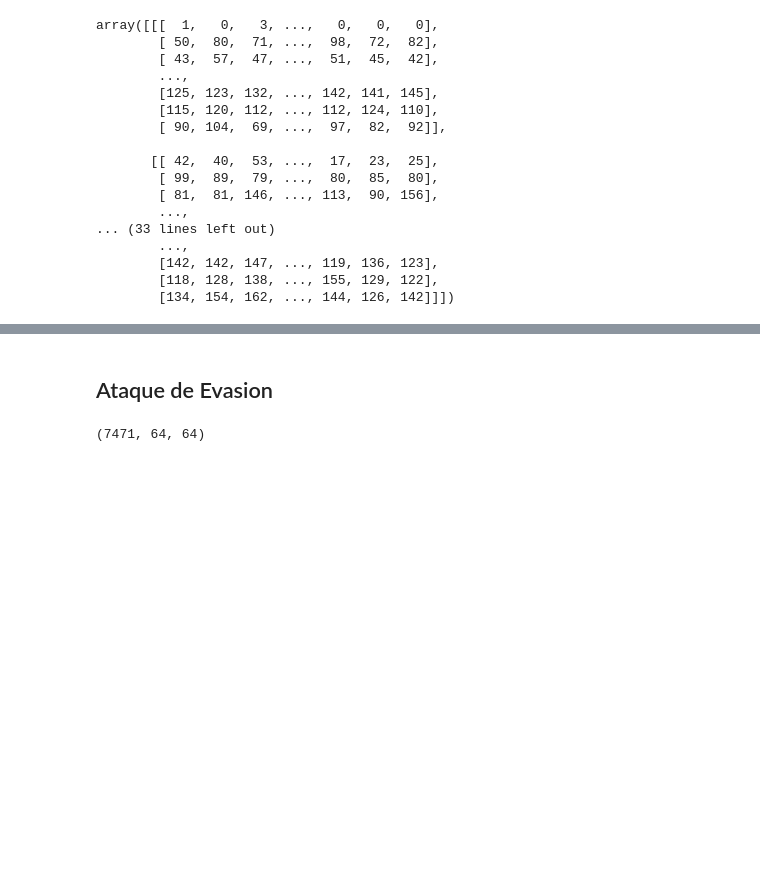
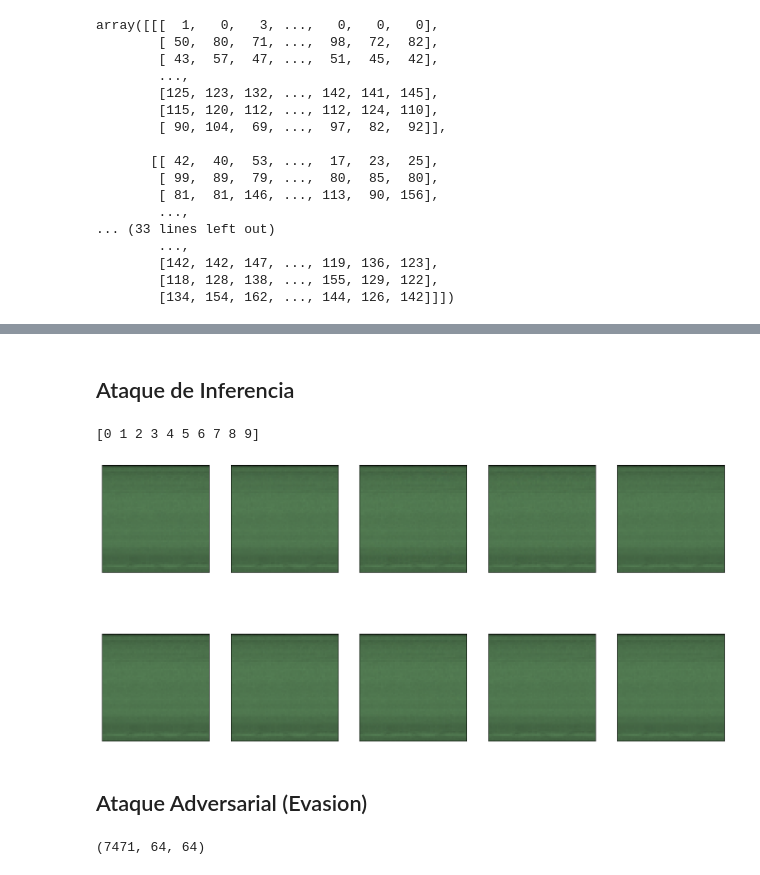
Before and after one commit to JosePabloPonce/laboratorio-8-Security-Data-Science, a Jupyter notebook: Lab8.ipynb, the cells around one changed output, grey strips where cells are left out. Saved outputs shown, nothing was run; the diff lists cells and outputs as text; code cells hidden in the pictures; blank space fills up the shorter version.

```diff
--- a/Lab8.ipynb
+++ b/Lab8.ipynb
@@ -74,0 +126,3 @@ clip_values= (0.0,1.0))
+# %%
+X_train = resize(X_train, (7471, 64, 64, 3), mode='constant')
+X_test = resize(X_test, (1868, 64, 64, 3), mode='constant')
@@ -75,2 +231,2 @@ clip_values= (0.0,1.0))
 # %% [markdown]
-## Ataque de Evasion
+## Ataque de Inferencia
@@ -77,3 +241,47 @@ clip_values= (0.0,1.0))
+# %%
+# Defining the target labels for model inversion
+y = np.arange(start=0, stop=10)
+
+# Inspecting the target labels
+print(y)
+# %% [output]
+[0 1 2 3 4 5 6 7 8 9]
+# %%
+x_init_average = np.zeros(shape=(10, 64, 64, 3)) + np.mean(a=X_test, axis=0)
+# %%
+# Running model inversion
+x_infer_from_average = attack.infer(
+    x=x_init_average,
+    y=y
+    )
+# %%
+nrows, ncols = 2, 5
+# Creating a figure and axes for our plot
+fig, axes = plt.subplots(
+    nrows=nrows,
+    ncols=ncols,
+    figsize=(20, 10)
+    )
+
+# Declaring a counting variable
+counter = 0
+
+# Iterating over the axes and plotting the inferred images in them
+for i in range(nrows):
+    for j in range(ncols):
+        axes[i, j].set_xticks(ticks=[])
+        axes[i, j].set_yticks(ticks=[])
+        axes[i, j].imshow(X=x_infer_from_average[counter])
+
+        # Incrementing the counter
+        counter += 1
+
+# Showing the plotted axes
+plt.show()
+# %% [output]
+[figure, added]
+# %% [markdown]
+## Ataque Adversarial (Evasion)
 # %%
 attack_auto =FastGradientMethod(
     estimator=classifier,
```
Also changed, not shown: parts of 35 cells of this notebook.
